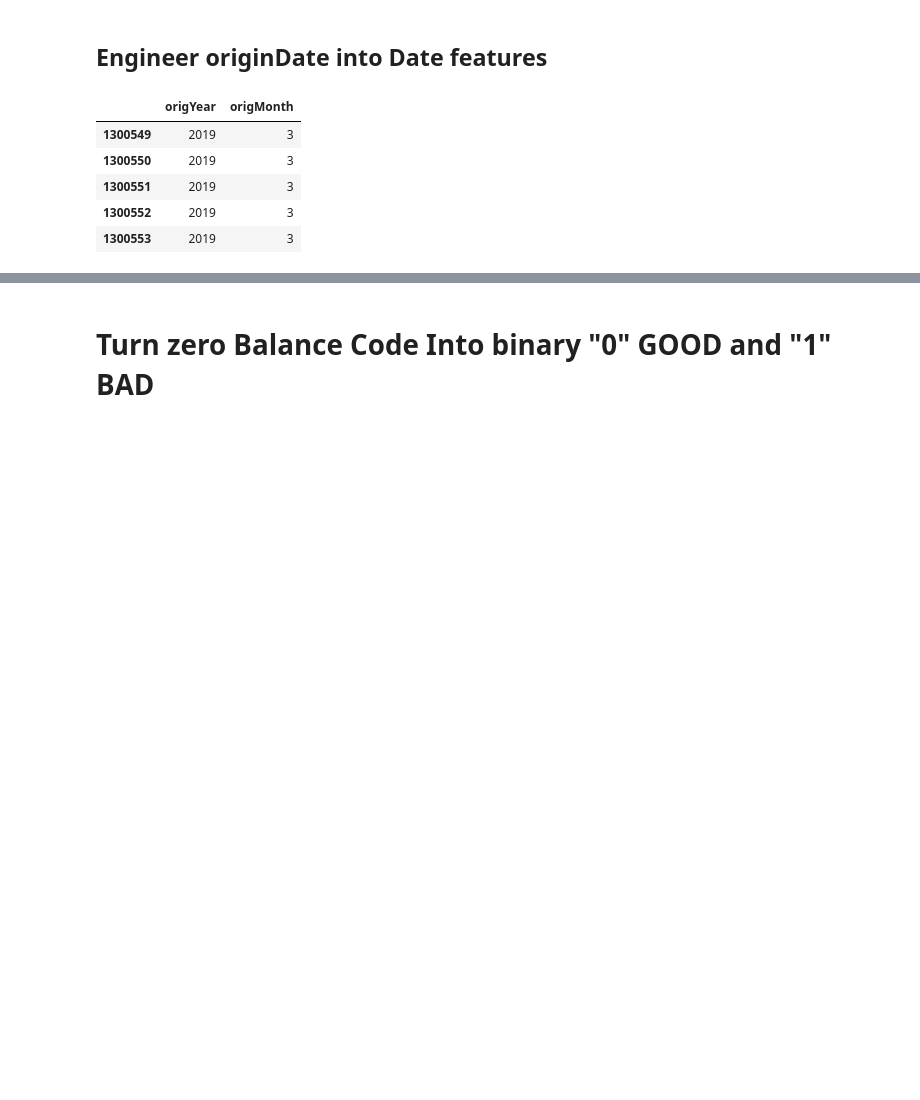
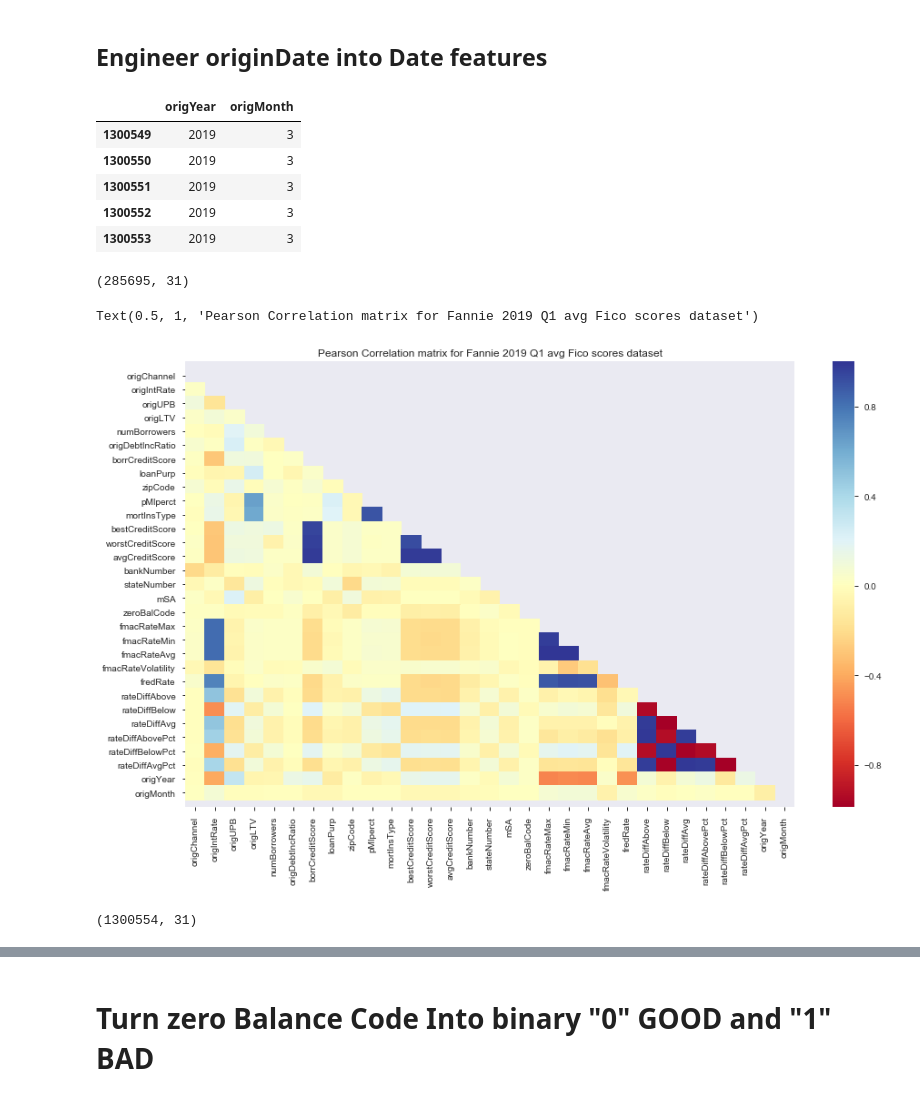
Before and after one commit to justinboggs/FannieSaves, a Jupyter notebook: Kip/ML-Foreclo50-50Constructed50kTrainBEST_corr.ipynb, the cells around one changed output, grey strips where cells are left out. Cells and saved outputs as stored; diff of their text form; code cells hidden in the pictures; blank space fills up the shorter version.

Commit message:
Did Pearson's on the 0/1 dataset

```diff
--- a/Kip/ML-Foreclo50-50Constructed50kTrainBEST.ipynb
+++ b/Kip/ML-Foreclo50-50Constructed50kTrainBEST_corr.ipynb
@@ -230,3 +84,26 @@ df[['origYear','origMonth']].tail()
 | 1300551 | 2019 | 3 |
 | 1300552 | 2019 | 3 |
 | 1300553 | 2019 | 3 |
+# %%
+notSuccess_df = df[~(df['zeroBalCode'] == 1)]
+# %%
+notSuccess_df.shape
+# %% [output]
+(285695, 31)
+# %%
+notSuccess_corr = notSuccess_df.corr()
+# %%
+# Plot the Pearson Correlation reduced matrix
+matrix = np.triu(notSuccess_corr)
+fig, ax = plt.subplots(figsize=(15,9))
+ax = sns.heatmap(notSuccess_corr,   mask = matrix, cmap = 'RdYlBu')
+bottom, top = ax.get_ylim()
+ax.set_ylim(bottom + 0.5, top - 0.5)
+plt.title('Pearson Correlation matrix for Fannie 2019 Q1 avg Fico scores dataset')
+# %% [output]
+Text(0.5, 1, 'Pearson Correlation matrix for Fannie 2019 Q1 avg Fico scores dataset')
+[figure, added]
+# %%
+df.shape
+# %% [output]
+(1300554, 31)
```
Also changed, not shown: parts of 27 cells of this notebook, 5 other files.
